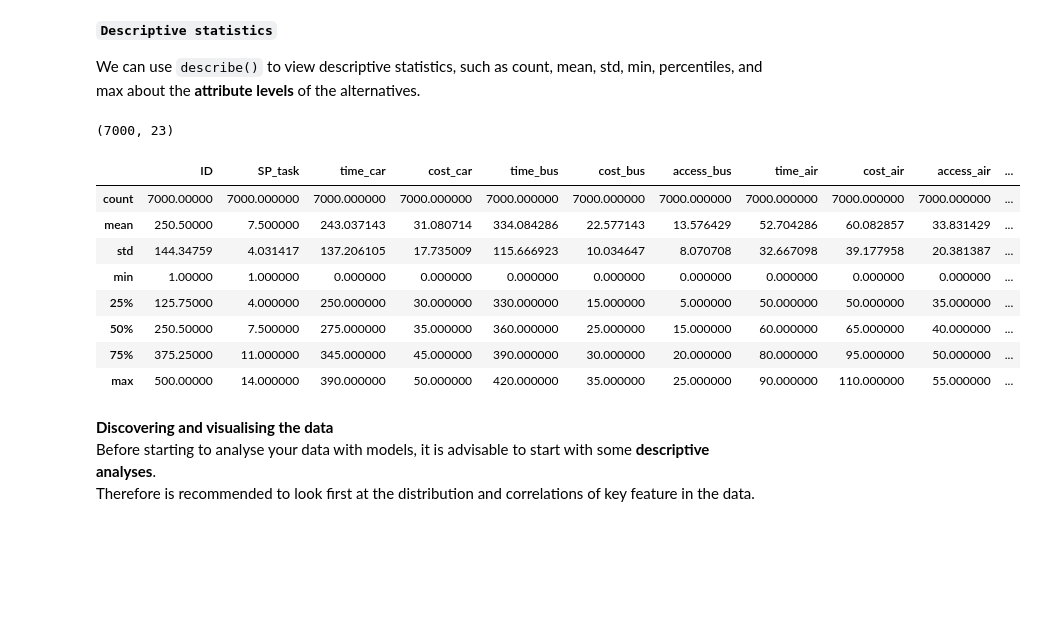
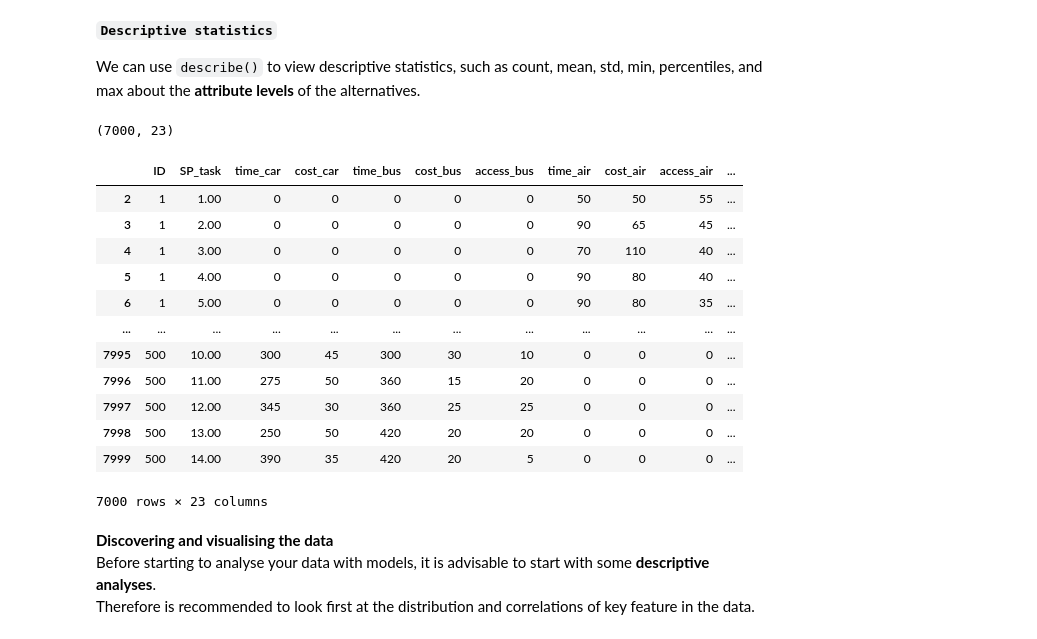
Before and after one commit to Marrekoo/DCM_ML_TRAIL_2024, a Jupyter notebook: Lab sessions/lab session 1.ipynb, the cells around one changed output. Cells and saved outputs as stored; diff of their text form; code cells hidden in the pictures; blank space fills up the shorter version.

```diff
--- a/Lab sessions/lab session 1.ipynb
+++ b/Lab sessions/lab session 1.ipynb
@@ -157,40 +164,44 @@ We can use `describe()` to view descriptive statistics, such as count, mean, std
 # %%
 # Data cleaning
 
 # list of relevant features
 id         = ['ID', 'SP_task' ]
 
 # Attributes
 attributes =   ['time_car',  'cost_car',
                 'time_bus',  'cost_bus',  'access_bus',
                 'time_air',  'cost_air',  'access_air',  'service_air',
                 'time_rail', 'cost_rail', 'access_rail', 'service_rail']
 
 # Socio-demographic variables
 sociovars = ['female', 'business','income']
 
 # Availability variables
 av = ['av_car', 'av_bus', 'av_rail', 'av_air']
 
 # Create a new instance of the dataframe, with the atrtributes, socio-demographic variables and the choice
 dff = df[id + attributes + sociovars + av +['choice'] ].copy()
 
 print(dff.shape)
-dff.describe()
+dff
 
 # Inspect the data types in the df
 # df.info()
 # %% [output]
 (7000, 23)
 |  | ID | SP_task | time_car | cost_car | time_bus | cost_bus | access_bus | time_air | cost_air | access_air | ... |
-| count | 7000.00000 | 7000.000000 | 7000.000000 | 7000.000000 | 7000.000000 | 7000.000000 | 7000.000000 | 7000.000000 | 7000.000000 | 7000.000000 | ... |
-| mean | 250.50000 | 7.500000 | 243.037143 | 31.080714 | 334.084286 | 22.577143 | 13.576429 | 52.704286 | 60.082857 | 33.831429 | ... |
-| std | 144.34759 | 4.031417 | 137.206105 | 17.735009 | 115.666923 | 10.034647 | 8.070708 | 32.667098 | 39.177958 | 20.381387 | ... |
-| min | 1.00000 | 1.000000 | 0.000000 | 0.000000 | 0.000000 | 0.000000 | 0.000000 | 0.000000 | 0.000000 | 0.000000 | ... |
-| 25% | 125.75000 | 4.000000 | 250.000000 | 30.000000 | 330.000000 | 15.000000 | 5.000000 | 50.000000 | 50.000000 | 35.000000 | ... |
-| 50% | 250.50000 | 7.500000 | 275.000000 | 35.000000 | 360.000000 | 25.000000 | 15.000000 | 60.000000 | 65.000000 | 40.000000 | ... |
-| 75% | 375.25000 | 11.000000 | 345.000000 | 45.000000 | 390.000000 | 30.000000 | 20.000000 | 80.000000 | 95.000000 | 50.000000 | ... |
-| max | 500.00000 | 14.000000 | 390.000000 | 50.000000 | 420.000000 | 35.000000 | 25.000000 | 90.000000 | 110.000000 | 55.000000 | ... |
+| 2 | 1 | 1.00 | 0 | 0 | 0 | 0 | 0 | 50 | 50 | 55 | ... |
+| 3 | 1 | 2.00 | 0 | 0 | 0 | 0 | 0 | 90 | 65 | 45 | ... |
+| 4 | 1 | 3.00 | 0 | 0 | 0 | 0 | 0 | 70 | 110 | 40 | ... |
+| 5 | 1 | 4.00 | 0 | 0 | 0 | 0 | 0 | 90 | 80 | 40 | ... |
+| 6 | 1 | 5.00 | 0 | 0 | 0 | 0 | 0 | 90 | 80 | 35 | ... |
+| ... | ... | ... | ... | ... | ... | ... | ... | ... | ... | ... | ... |
+| 7995 | 500 | 10.00 | 300 | 45 | 300 | 30 | 10 | 0 | 0 | 0 | ... |
+| 7996 | 500 | 11.00 | 275 | 50 | 360 | 15 | 20 | 0 | 0 | 0 | ... |
+| 7997 | 500 | 12.00 | 345 | 30 | 360 | 25 | 25 | 0 | 0 | 0 | ... |
+| 7998 | 500 | 13.00 | 250 | 50 | 420 | 20 | 20 | 0 | 0 | 0 | ... |
+| 7999 | 500 | 14.00 | 390 | 35 | 420 | 20 | 5 | 0 | 0 | 0 | ... |
+7000 rows × 23 columns
 # %% [markdown]
 **Discovering and visualising the data**<br>
 Before starting to analyse your data with models, it is advisable to start with some **descriptive analyses**.<br>
```
Also changed, not shown: parts of 20 cells of this notebook.
